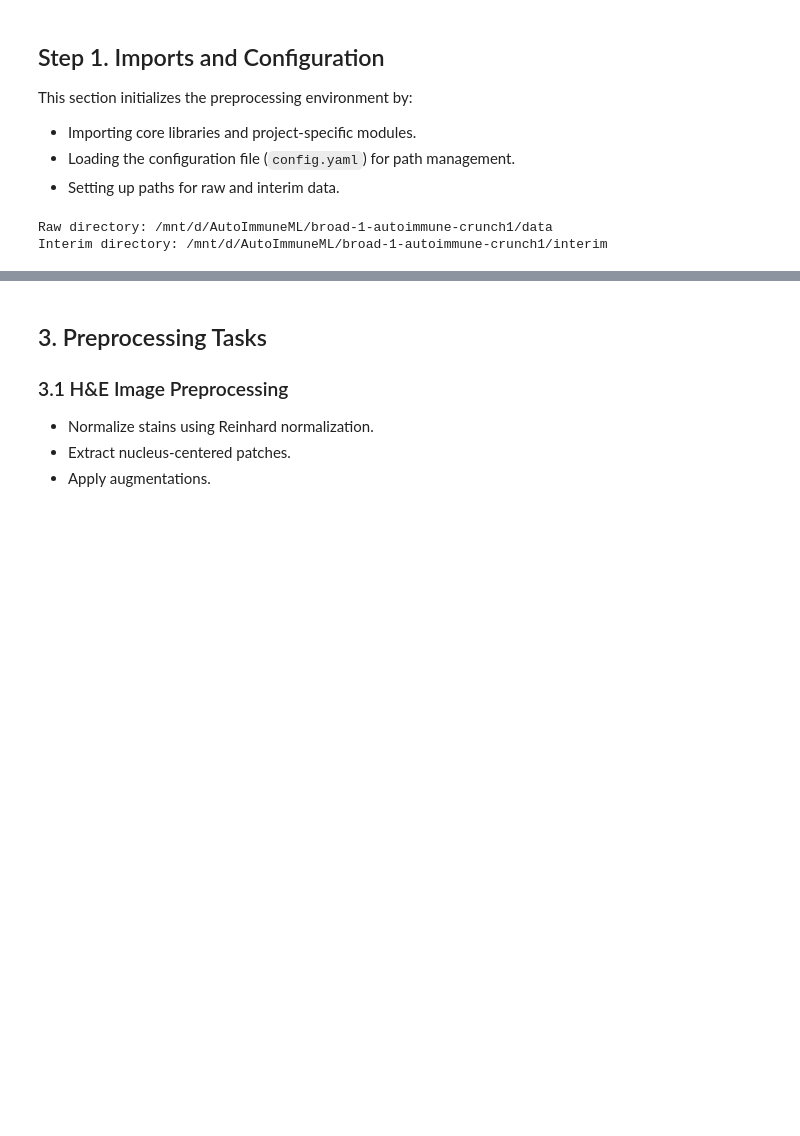
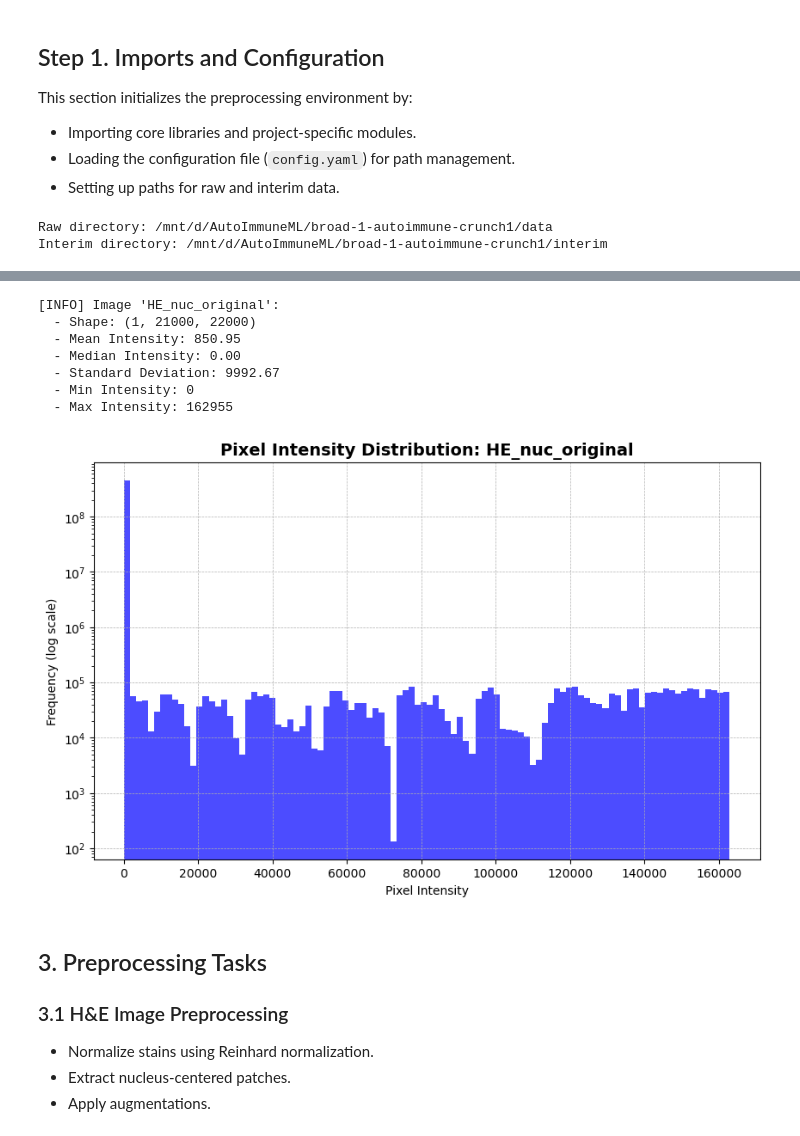
Before and after one commit to SecondBook5/AutoImmuneML, a Jupyter notebook: crunch1_project/notebooks/01_preprocessing.ipynb, the cells around one changed output, grey strips where cells are left out. Cells and saved outputs as stored; diff of their text form; code cells hidden in the pictures; blank space fills up the shorter version.

```diff
--- a/crunch1_project/notebooks/01_preprocessing.ipynb
+++ b/crunch1_project/notebooks/01_preprocessing.ipynb
@@ -101,12 +99,13 @@ print(f"[INFO] All loaded datasets: {list(all_zarr_data.keys())}")
 # %%
-# Specify the Zarr file to process
-single_zarr_key = "UC1_NI.zarr"  # Replace with your target file name
-single_zarr_path = os.path.join(config.get_crunch_path("crunch1", "raw_dir"), single_zarr_key)
+# Extract the specific dataset from the already loaded data
+single_zarr_key = "UC1_NI.zarr"  # Specify the key of the dataset to process
+if single_zarr_key in all_zarr_data:
+    # Get the dataset directly from the loaded datasets
+    sdata = all_zarr_data[single_zarr_key]
+    print(f"[INFO] Using preloaded dataset: {single_zarr_key}")
+else:
+    raise KeyError(f"[ERROR] Dataset {single_zarr_key} not found in preloaded data.")
 
-# Load the Zarr file using DataLoader
-print(f"[INFO] Loading Zarr file: {single_zarr_path}")
-sdata = data_loader.load_zarr(single_zarr_path)
-
-# Print the structure of the loaded data
+# Print the structure of the selected dataset
 print(sdata)
 # %% [output]
@@ -241,0 +227,53 @@ KeyError: 'UC1_NI'
+# %%
+def analyze_pixel_intensities(sdata, keys):
+    """
+    Analyze pixel intensities and display their distribution for images.
+
+    Args:
+        sdata (SpatialData): The spatial data object.
+        keys (list): Keys of the images to analyze.
+    """
+    for key in keys:
+        # Extract the image as a NumPy array
+        image = sdata.images[key].to_numpy()
+
+        # Calculate statistics
+        mean_intensity = image.mean()
+        median_intensity = np.median(image)
+        std_dev = image.std()
+        min_intensity = image.min()
+        max_intensity = image.max()
+        shape = image.shape
+
+        # Log statistics
+        print(f"[INFO] Image '{key}':")
+        print(f"  - Shape: {shape}")
+        print(f"  - Mean Intensity: {mean_intensity:.2f}")
+        print(f"  - Median Intensity: {median_intensity:.2f}")
+        print(f"  - Standard Deviation: {std_dev:.2f}")
+        print(f"  - Min Intensity: {min_intensity}")
+        print(f"  - Max Intensity: {max_intensity}")
+
+        # Plot histogram of pixel intensities
+        plt.figure(figsize=(10, 6))
+        plt.hist(image.flatten(), bins=100, color="blue", alpha=0.7, log=True)
+        plt.title(f"Pixel Intensity Distribution: {key}", fontsize=14, fontweight="bold")
+        plt.xlabel("Pixel Intensity")
+        plt.ylabel("Frequency (log scale)")
+        plt.grid(True, linestyle='--', linewidth=0.5)
+        plt.show()
+
+# Example usage
+analyze_pixel_intensities(
+    single_dataset,
+    keys=["HE_nuc_original", "HE_original"]
+)
+# %% [output]
+[INFO] Image 'HE_nuc_original':
+  - Shape: (1, 21000, 22000)
+  - Mean Intensity: 850.95
+  - Median Intensity: 0.00
+  - Standard Deviation: 9992.67
+  - Min Intensity: 0
+  - Max Intensity: 162955
+[figure, added]
```
Also changed, not shown: parts of 13 cells of this notebook, 28 other files.
